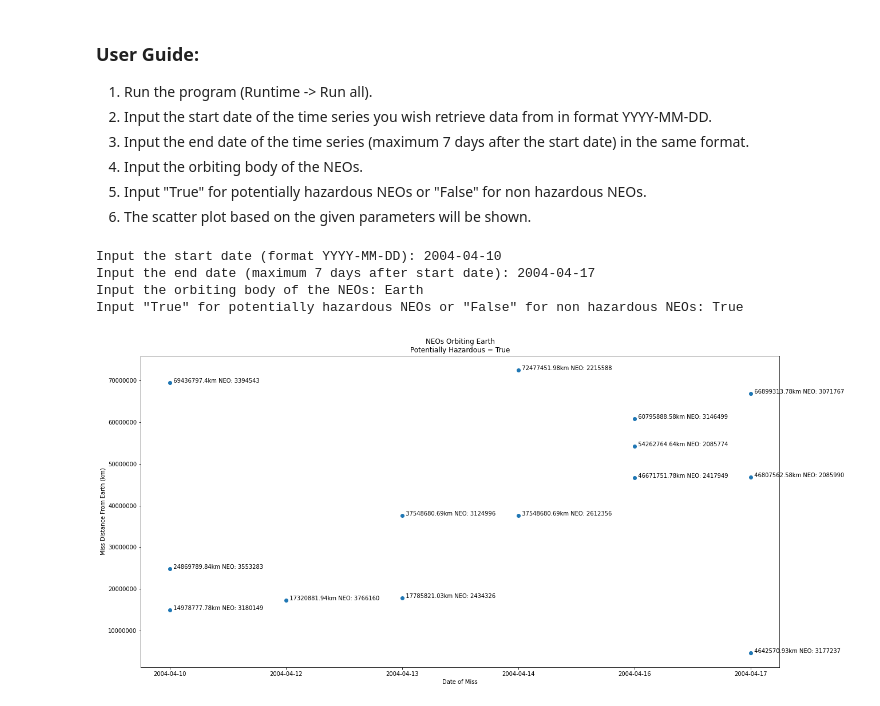
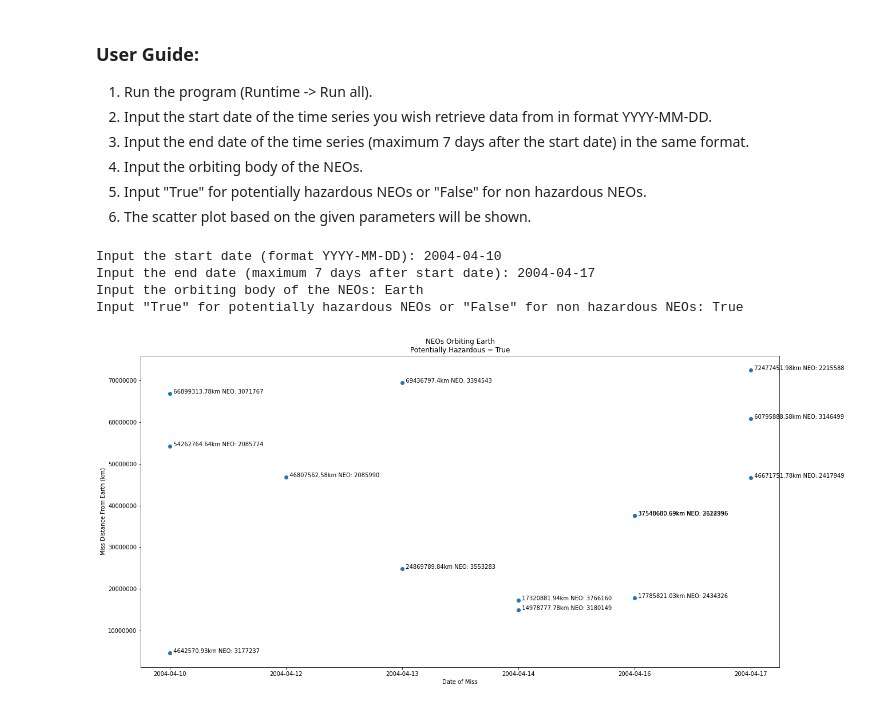
Before and after one commit to owengenge/cap-comp215, a Jupyter notebook: Project_1_Plotting_NEO's.ipynb, the cells around one changed output. Cells and saved outputs as stored; diff of their text form; code cells hidden in the pictures.

```diff
--- a/Project_1_Plotting_NEO's.ipynb
+++ b/Project_1_Plotting_NEO's.ipynb
@@ -40,6 +40,7 @@ def neo_miss_data():
   neos = data['near_earth_objects']
 
   dates = neos.keys()
+  dates = sorted(dates, key=lambda x: datetime.datetime.strptime(x, '%Y-%m-%d'))
 
   miss_distances = []
   approach_dates = []
@@ -50,33 +51,31 @@ def neo_miss_data():
     cad = [item['close_approach_data'] for item in neos]
     miss_distances.extend([float(cad[i][0]['miss_distance']['kilometers']) for i in range(len(neos))
                           if cad[i][0]['orbiting_body'] == orbiting_body
                            and neos[i]['is_potentially_hazardous_asteroid'] is potentially_hazardous])
     approach_dates.extend([cad[i][0]['close_approach_date'] for i in range(len(neos))
                           if cad[i][0]['orbiting_body'] == orbiting_body
                            and neos[i]['is_potentially_hazardous_asteroid'] is potentially_hazardous])
     IDs.extend([neos[i]['id'] for i in range(len(neos)) if cad[i][0]['orbiting_body'] == orbiting_body
                            and neos[i]['is_potentially_hazardous_asteroid'] is potentially_hazardous])
 
-  approach_dates = sorted(approach_dates, key=lambda x: datetime.datetime.strptime(x, '%Y-%m-%d'))
-
   plt.rcParams["figure.figsize"] = (20,10)
   plt.title(f'NEOs Orbiting {orbiting_body}\nPotentially Hazardous = {potentially_hazardous}')
   plt.ylabel('Miss Distance From Earth (km)')
   plt.xlabel('Date of Miss')
   plt.ticklabel_format(style='plain')
 
   plt.scatter(approach_dates, miss_distances)
 
   for i in range(len(IDs)):
     plt.annotate((f'  {round(miss_distances[i],2)}km NEO: {IDs[i]}'),(approach_dates[i],miss_distances[i]))
 
   plt.show
 
 
 neo_miss_data()
 # %% [output]
 Input the start date (format YYYY-MM-DD): 2004-04-10
 Input the end date (maximum 7 days after start date): 2004-04-17
 Input the orbiting body of the NEOs: Earth
 Input "True" for potentially hazardous NEOs or "False" for non hazardous NEOs: True
-[figure, old version]
+[figure, new version]
```
